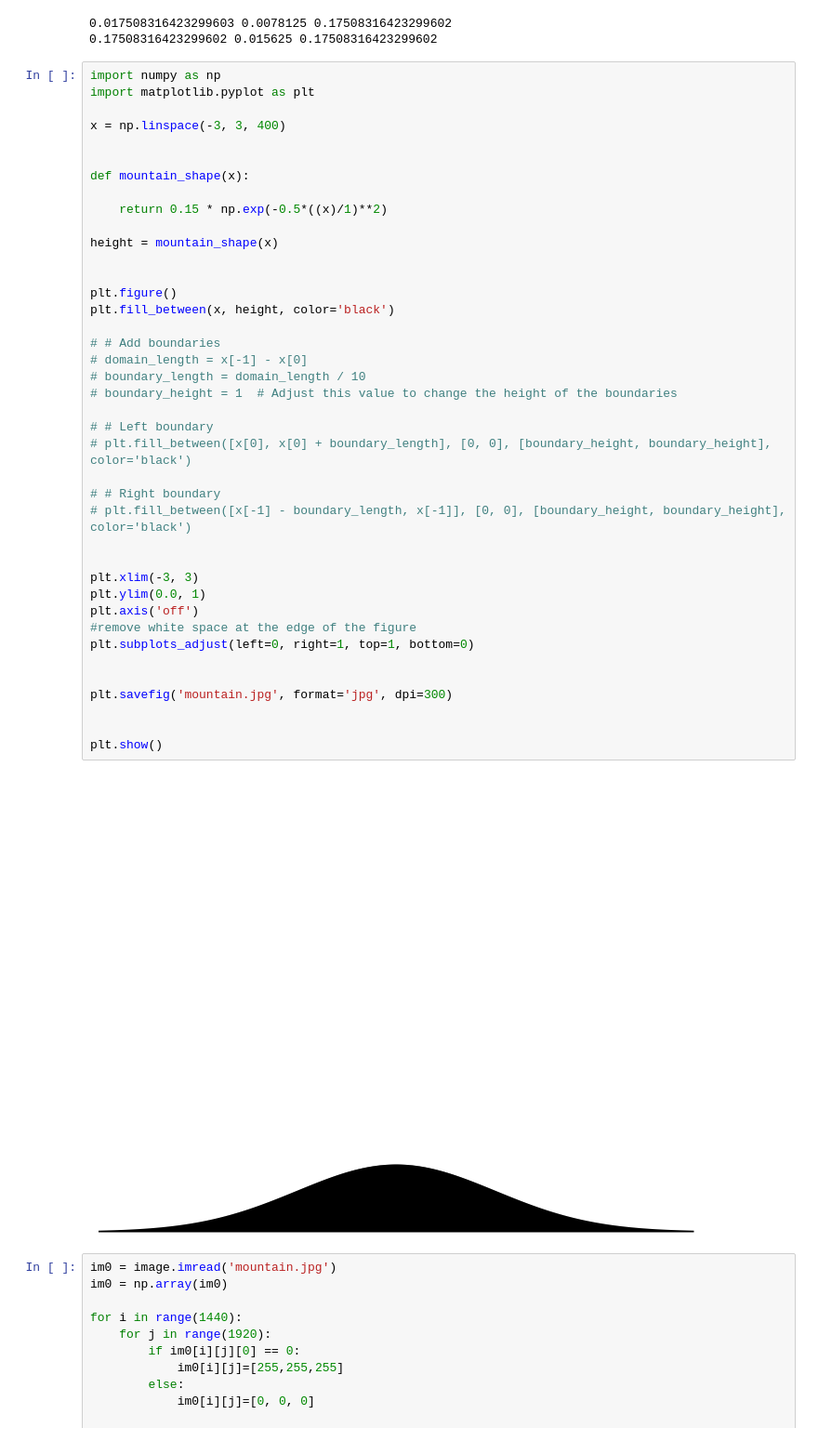
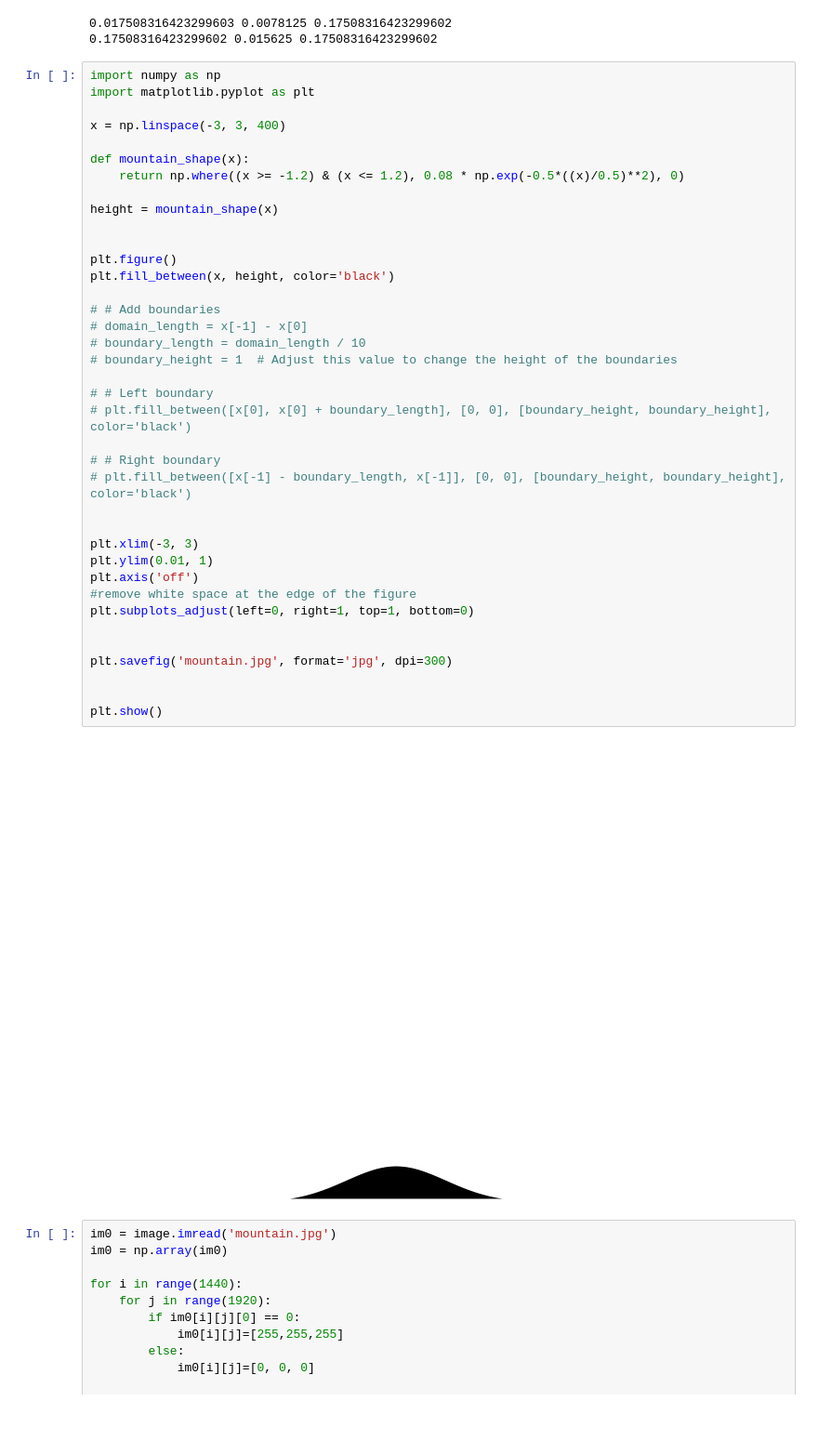
Before and after one commit to bz226/Research-Dedalus, a Jupyter notebook: 2d-AR=64/smooth_moosinesq_ibm.ipynb, the cells around one changed output. Shown at 93% size. Drawn from its saved outputs; the diff is of its cells as text.

```diff
--- a/2d-AR=64/smooth_moosinesq_ibm.ipynb
+++ b/2d-AR=64/smooth_moosinesq_ibm.ipynb
@@ -43,42 +43,40 @@ import matplotlib.pyplot as plt
 
 x = np.linspace(-3, 3, 400)
 
-
 def mountain_shape(x):
-
-    return 0.15 * np.exp(-0.5*((x)/1)**2)
+    return np.where((x >= -1.2) & (x <= 1.2), 0.08 * np.exp(-0.5*((x)/0.5)**2), 0)
 
 height = mountain_shape(x)
 
 
 plt.figure()
 plt.fill_between(x, height, color='black')
 
 # # Add boundaries
 # domain_length = x[-1] - x[0]
 # boundary_length = domain_length / 10
 # boundary_height = 1  # Adjust this value to change the height of the boundaries
 
 # # Left boundary
 # plt.fill_between([x[0], x[0] + boundary_length], [0, 0], [boundary_height, boundary_height], color='black')
 
 # # Right boundary
 # plt.fill_between([x[-1] - boundary_length, x[-1]], [0, 0], [boundary_height, boundary_height], color='black')
 
 
 plt.xlim(-3, 3)
-plt.ylim(0.0, 1)
+plt.ylim(0.01, 1)
 plt.axis('off')
 #remove white space at the edge of the figure
 plt.subplots_adjust(left=0, right=1, top=1, bottom=0)
 
 
 plt.savefig('mountain.jpg', format='jpg', dpi=300)
 
 
 plt.show()
 # %% [output]
-[figure, old version]
+[figure, new version]
 # %%
 im0 = image.imread('mountain.jpg')
 im0 = np.array(im0)
```
Also changed, not shown: parts of 4 cells of this notebook, 13 other files.
